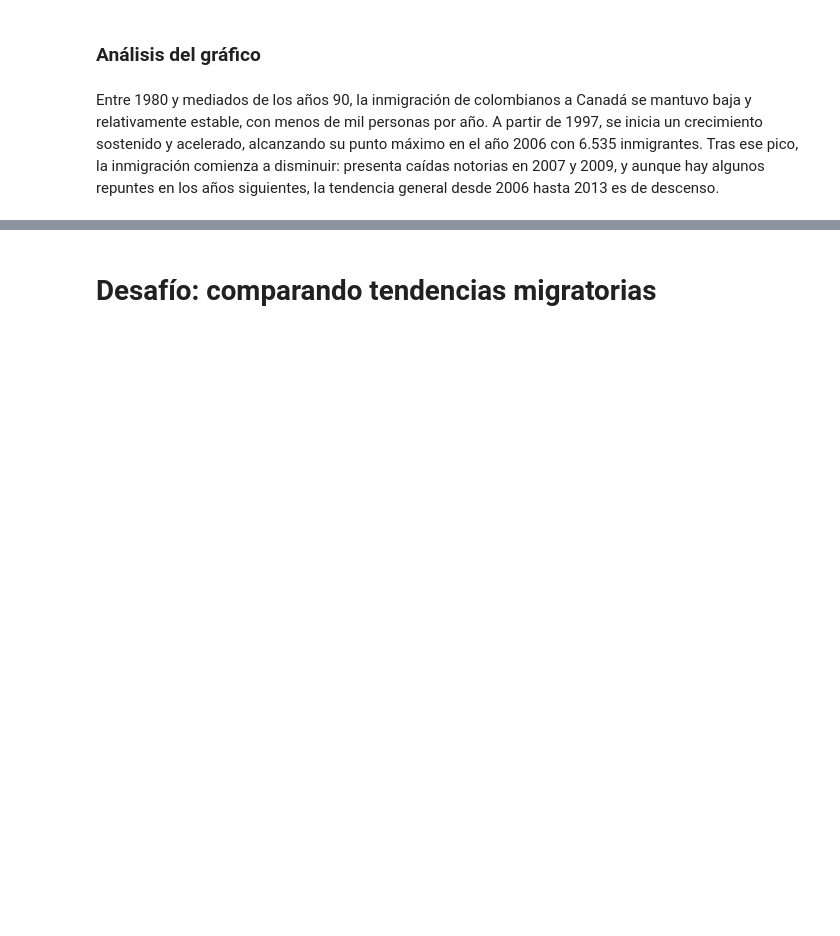
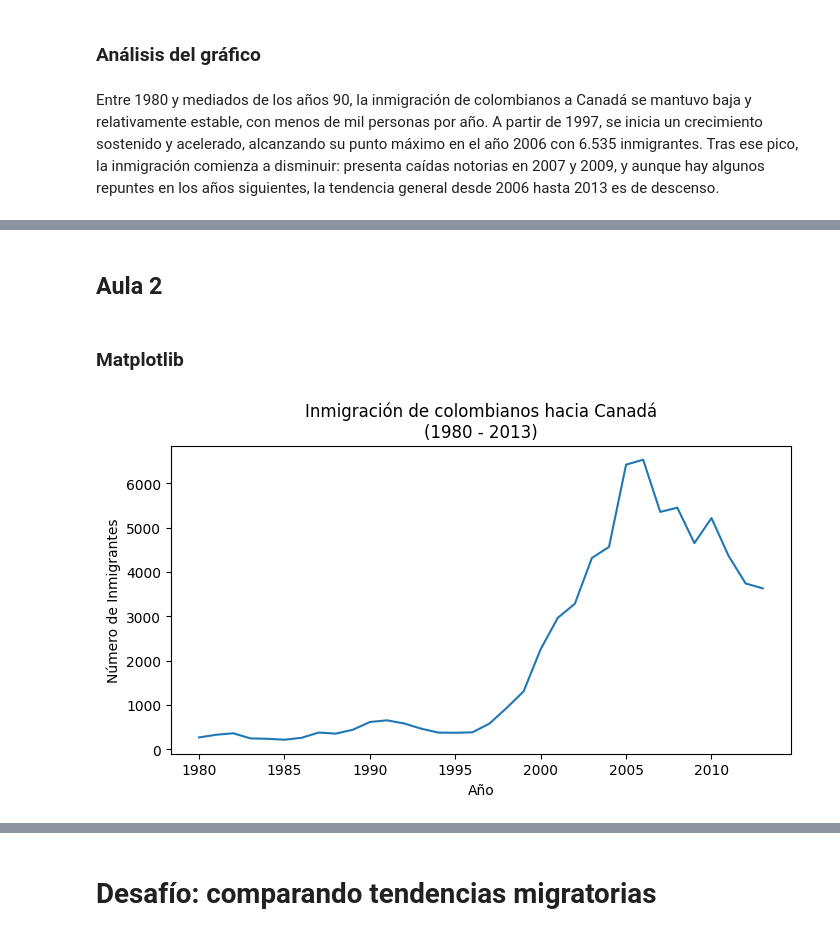
Before and after one commit to DanielRaiicHu/visualizacion-de-datos-con-bibliotecas-de-python, a Jupyter notebook: visualizacion_de_datos_con_bibliotecas_de_python.ipynb, the cells around one changed output, grey strips where cells are left out. Drawn from its saved outputs; the diff is of its cells as text; code cells hidden in the pictures; blank space fills up the shorter version.

```diff
--- a/visualizacion_de_datos_con_bibliotecas_de_python.ipynb
+++ b/visualizacion_de_datos_con_bibliotecas_de_python.ipynb
@@ -192,0 +212,4 @@ Entre 1980 y mediados de los años 90, la inmigración de colombianos a Canadá
+# %% [markdown]
+## **Aula 2**
+# %% [markdown]
+### **Matplotlib**
@@ -192,0 +218,27 @@ Entre 1980 y mediados de los años 90, la inmigración de colombianos a Canadá
+# %%
+# Ahora en este gráfico lo almacenaremos en una variable, fig y ax
+
+# Creamos dos variables: fig (figura completa) y ax (área de ejes del gráfico)
+# Ambas son devueltas por el método plt.subplots(), que crea un gráfico vacío
+# figsize=(8, 4) → define el tamaño del gráfico en pulgadas (ancho x alto)
+fig, ax = plt.subplots(figsize=(8,4))
+
+# años: en eje x, inmigrantes: en el eje y
+ax.plot(df_colombia['Año'],df_colombia['Inmigrantes'])
+
+# Definimos de forma automática las marcas en el eje X (de 5 en 5)
+ax.xaxis.set_major_locator(plt.MultipleLocator(5))
+
+#Muestra el título
+ax.set_title('Inmigración de colombianos hacia Canadá\n(1980 - 2013)')
+
+# Etiqueta eje x
+ax.set_xlabel('Año')
+
+# Etiqueta eje y
+ax.set_ylabel('Número de Inmigrantes')
+
+# Muestra el gráfico
+plt.show()
+# %% [output]
+[figure, added]
```
Also changed, not shown: parts of 17 cells of this notebook.
